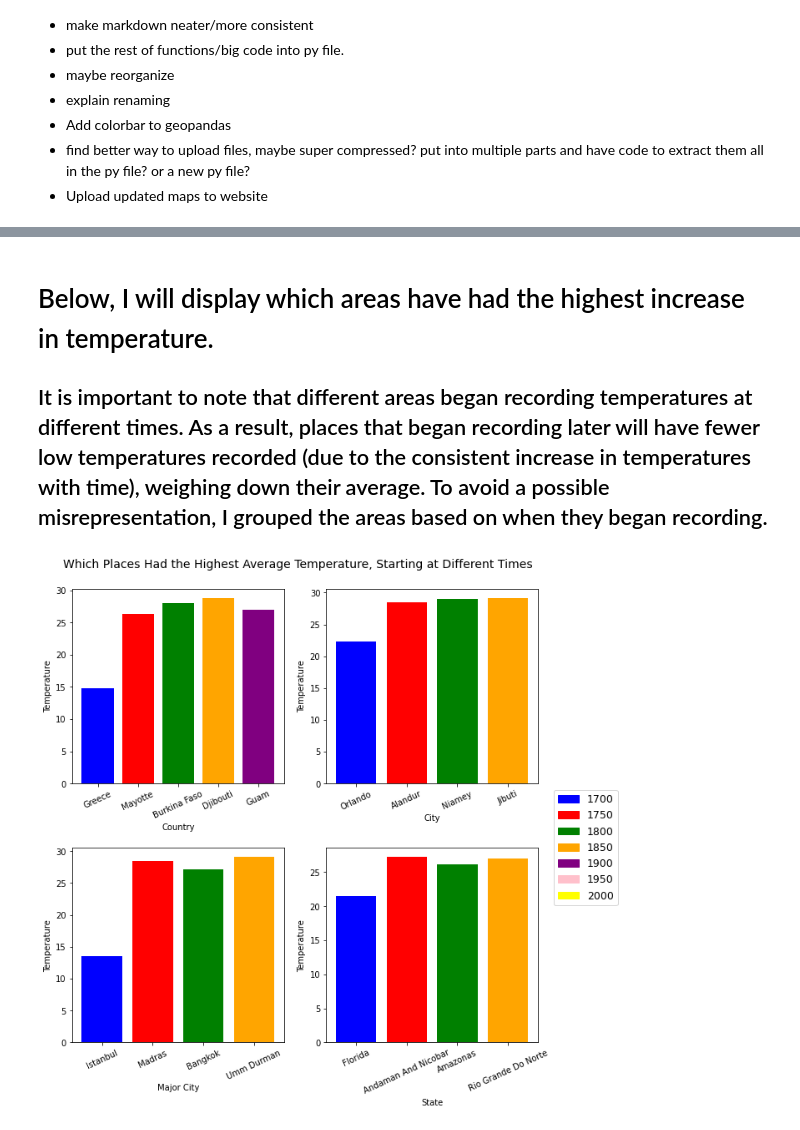
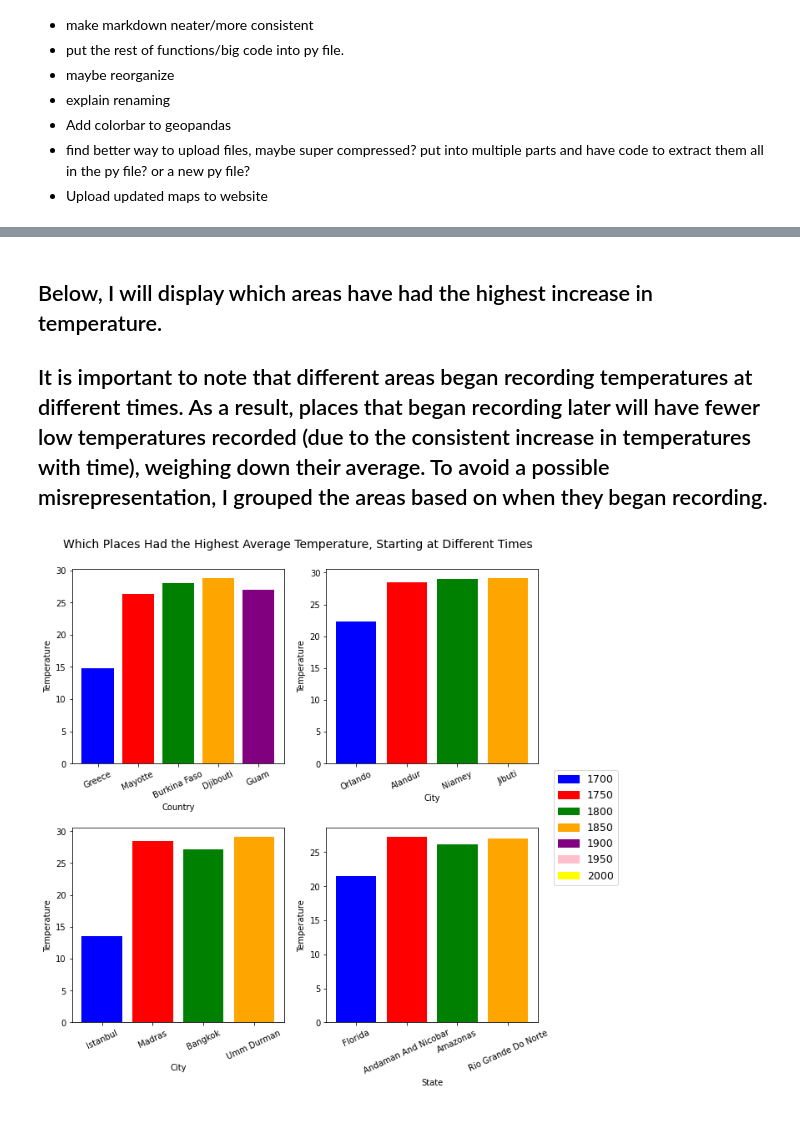
Before and after one commit to mrrehani/Climate-Change-Analysis, a Jupyter notebook: Climate Change Earth Surface Temperature Data.ipynb, the cells around one changed output, grey strips where cells are left out. Cells and saved outputs as stored; diff of their text form; code cells hidden in the pictures.

```diff
--- a/Climate Change Earth Surface Temperature Data.ipynb
+++ b/Climate Change Earth Surface Temperature Data.ipynb
@@ -87,5 +85,5 @@ The data above is from the city temperatures data set.
 The coefficient of determination is 0.5521250477380277
 The data above is from the state temperatures data set.
 # %% [markdown]
-# Below, I will display which areas have had the highest increase in temperature.
+## Below, I will display which areas have had the highest increase in temperature.
 ## It is important to note that different areas began recording temperatures at different times. As a result, places that began recording later will have fewer low temperatures recorded (due to the consistent increase in temperatures with time), weighing down their average. To avoid a possible misrepresentation, I grouped the areas based on when they began recording.
@@ -140,10 +90,13 @@ def highest_avg(century_began, type_place, index1, index2):
 # %%
+TG = TemperatureGrapher()
+
 fig, timeAxs=plt.subplots(2,2, figsize=(10,10))
 plt.subplots_adjust(hspace=.33)
 plt.suptitle("Which Places Had the Highest Average Temperature, Starting at Different Times", fontsize=14,y=.93)
-highest_avg(group_by_century(country_temps, "Country"), "Country",0,0)
-highest_avg(group_by_century(city_temps, "City"), "City",0,1)
-highest_avg(group_by_century(maj_city_temps, "City"), "Major City",1,0)
-highest_avg(group_by_century(state_temps, "State"), "State",1,1)
+dataframes = [country_temps, city_temps, maj_city_temps, state_temps]
+places = ["Country","City", 'City', "State"]
+rows,cols = [0,0,1,1], [0,1,0,1]
+for i in range(len(dataframes)):
+    TG.highest_avg(dataframes[i], places[i], rows[i], cols[i],timeAxs)
 # %% [output]
-[figure, old version]
+[figure, new version]
```
Also changed, not shown: parts of 10 cells of this notebook, 1 other file.
